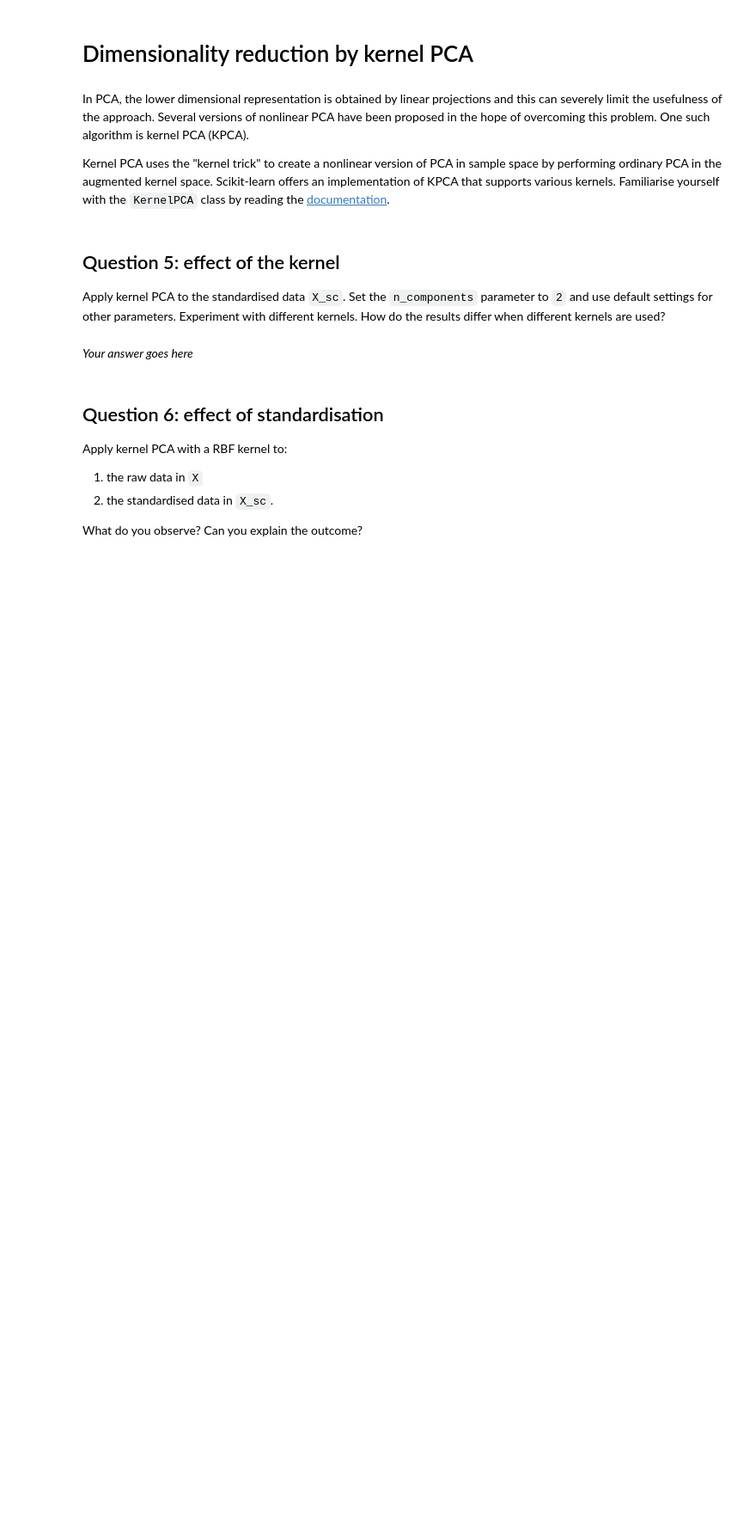
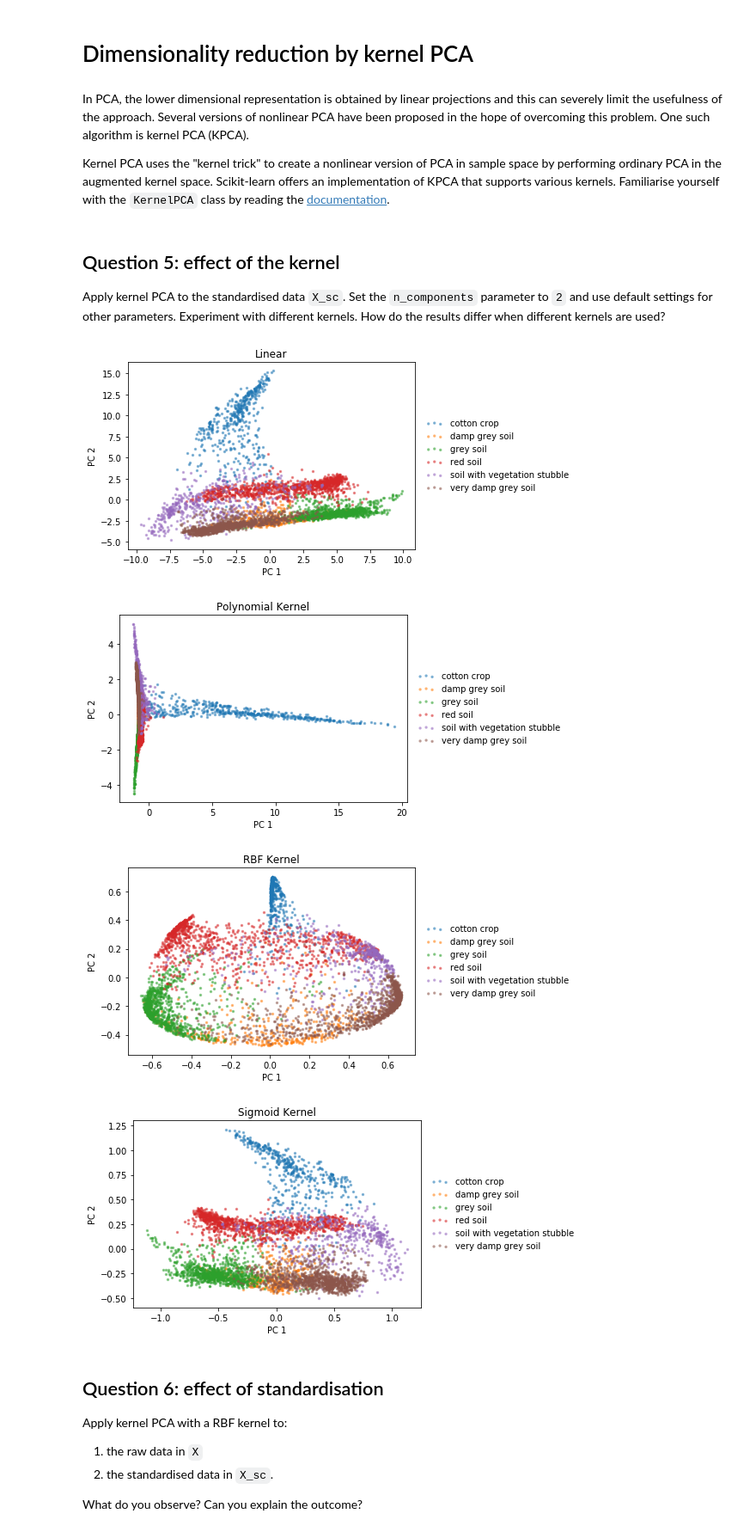
Before and after one commit to c-abbott/dme-2021, a Jupyter notebook: w3/03_Lab_3_Unsupervised_dimensionality_reduction.ipynb, the cells around one changed output. Shown at 86% size. Saved outputs shown, nothing was run; the diff lists cells and outputs as text; code cells hidden in the pictures; blank space fills up the shorter version.

```diff
--- a/w3/03_Lab_3_Unsupervised_dimensionality_reduction.ipynb
+++ b/w3/03_Lab_3_Unsupervised_dimensionality_reduction.ipynb
@@ -128,7 +128,7 @@ X means and sds...
 ## Question 3: visualisations
 In order to get a first idea about the data, we can use basic explorations and visualisations as those in lab 1. Below we will be using various dimensionality reduction methods to obtain (hopefully!) more informative visualisations in 2D. For your convenience, we provide the following function `scatter_2d_label()` to create a 2D scatter plot that also annotates the corresponding classes appropriately. Execute the following cell and make sure you understand what this function does.
 # %%
-def scatter_2d_label(X_2d, y, ax=None, s=2, alpha=0.5, lw=2):
+def scatter_2d_label(X_2d, y, ax=None, s=2, alpha=0.5, lw=2, add_legend=True):
     """Visualise a 2D embedding with corresponding labels.
 
     X_2d : ndarray, shape (n_samples,2)
@@ -161,7 +161,8 @@ def scatter_2d_label(X_2d, y, ax=None, s=2, alpha=0.5, lw=2):
         ax.scatter(X_2d[y == target, 0], X_2d[y == target, 1], color=color, label=target, s=s, alpha=alpha, lw=lw)
 
     # add legend
-    ax.legend(loc='center left', bbox_to_anchor=[1.01, 0.5], scatterpoints=3, frameon=False); # Add a legend outside the plot at specified point
+    if add_legend:
+        ax.legend(loc='center left', bbox_to_anchor=[1.01, 0.5], scatterpoints=3, frameon=False); # Add a legend outside the plot at specified point
 
     return ax
 # %% [markdown]
@@ -321,9 +320,47 @@ Apply kernel PCA to the standardised data `X_sc`. Set the `n_components` paramet
 # %%
 from sklearn.decomposition import KernelPCA
 
-# Your code goes here
+# no. of principle components
+k = 2
+
+# grab linear PC scores
+kpca = KernelPCA(n_components=k, kernel='linear').fit(X_sc)
+kpc_scores = kpca.transform(X_sc)
+
+# grab poly PC scores
+kpca_poly = KernelPCA(n_components=k, kernel='poly').fit(X_sc)
+kpc_scores_poly = kpca_poly.transform(X_sc)
+
+# grab rbf PC scores
+kpca_rbf = KernelPCA(n_components=k, kernel='rbf').fit(X_sc)
+kpc_scores_rbf = kpca_rbf.transform(X_sc)
+
+# grab sigmoid PC scores
+kpca_sigmoid = KernelPCA(n_components=k, kernel='sigmoid').fit(X_sc)
+kpc_scores_sigmoid = kpca_sigmoid.transform(X_sc)
-# %% [markdown]
-*Your answer goes here*
+# %%
+# Dataviz
+# visualise PC scores as scatter plot
+fig, ax = plt.subplots()
+scatter_2d_label(kpc_scores, y, ax=ax)
+ax.set(xlabel='PC 1', ylabel= 'PC 2', title='Linear');
+
+fig, ax = plt.subplots()
+scatter_2d_label(kpc_scores_poly, y, ax=ax)
+ax.set(xlabel='PC 1', ylabel= 'PC 2', title='Polynomial Kernel');
+
+fig, ax = plt.subplots()
+scatter_2d_label(kpc_scores_rbf, y, ax=ax)
+ax.set(xlabel='PC 1', ylabel= 'PC 2', title='RBF Kernel');
+
+fig, ax = plt.subplots()
+scatter_2d_label(kpc_scores_sigmoid, y, ax=ax)
+ax.set(xlabel='PC 1', ylabel= 'PC 2', title='Sigmoid Kernel');
+# %% [output]
+[figure, added]
+[figure, added]
+[figure, added]
+[figure, added]
 # %% [markdown]
 ## Question 6: effect of standardisation
 
```
Also changed, not shown: parts of 20 cells of this notebook.
